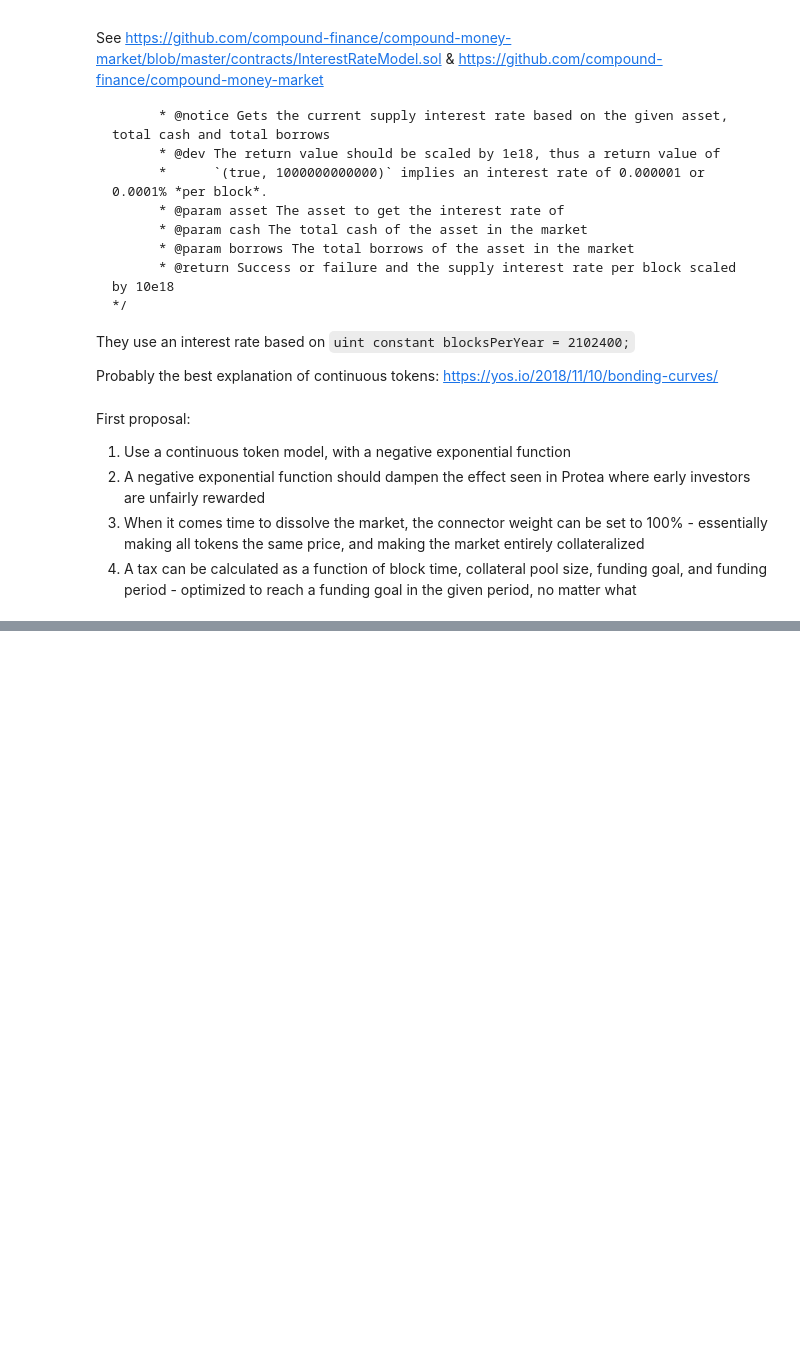
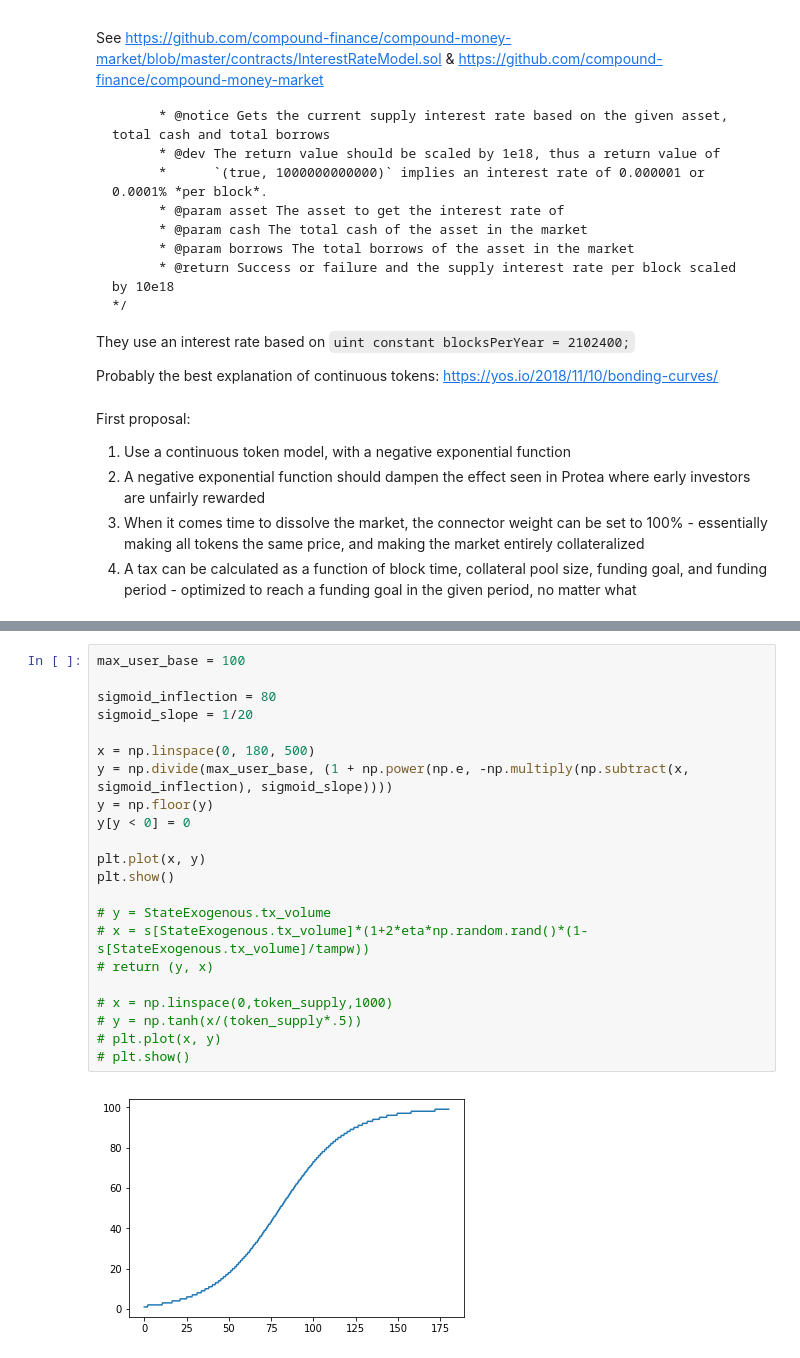
Before and after one commit to BenSchZA/system-modelling-scratchpad, a Jupyter notebook: jupyter-lab-environment/workspace/molecule-alpha.ipynb, the cells around one changed output, grey strips where cells are left out. Drawn from its saved outputs; the diff is of its cells as text; blank space fills up the shorter version.

```diff
--- a/jupyter-lab-environment/workspace/molecule-alpha.ipynb
+++ b/jupyter-lab-environment/workspace/molecule-alpha.ipynb
@@ -313,0 +616,24 @@ First proposal:
+# %%
+max_user_base = 100
+
+sigmoid_inflection = 80
+sigmoid_slope = 1/20
+
+x = np.linspace(0, 180, 500)
+y = np.divide(max_user_base, (1 + np.power(np.e, -np.multiply(np.subtract(x, sigmoid_inflection), sigmoid_slope))))
+y = np.floor(y)
+y[y < 0] = 0
+
+plt.plot(x, y)
+plt.show()
+
+# y = StateExogenous.tx_volume
+# x = s[StateExogenous.tx_volume]*(1+2*eta*np.random.rand()*(1-s[StateExogenous.tx_volume]/tampw))
+# return (y, x)
+
+# x = np.linspace(0,token_supply,1000)
+# y = np.tanh(x/(token_supply*.5))
+# plt.plot(x, y)
+# plt.show()
+# %% [output]
+[figure, added]
```
Also changed, not shown: parts of 20 cells of this notebook.
